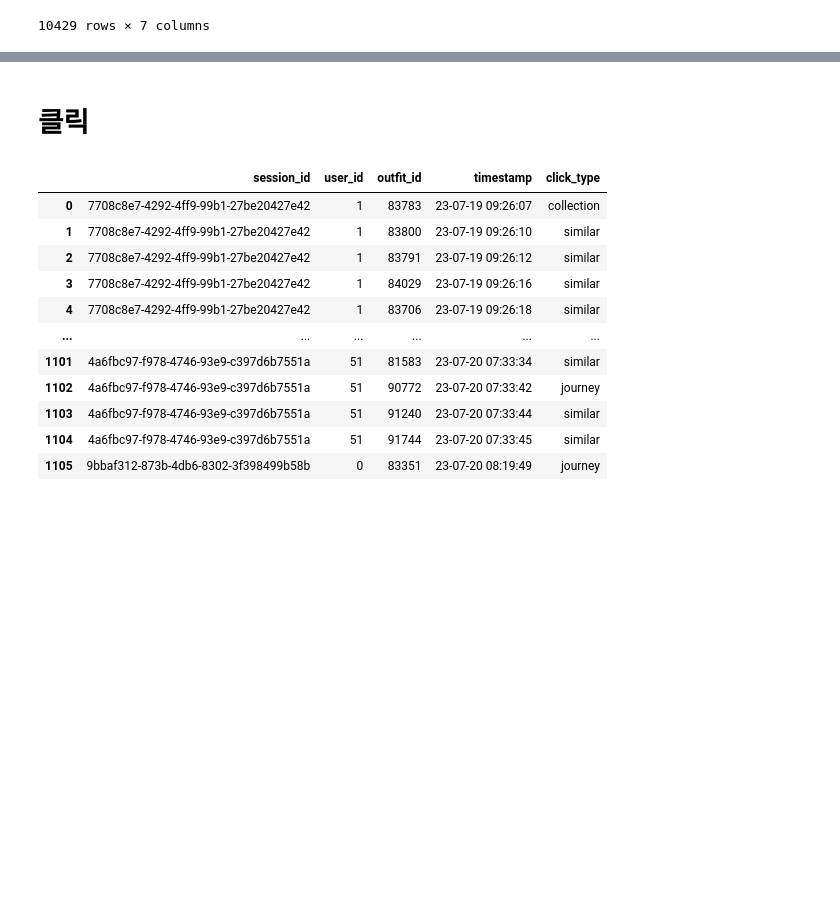
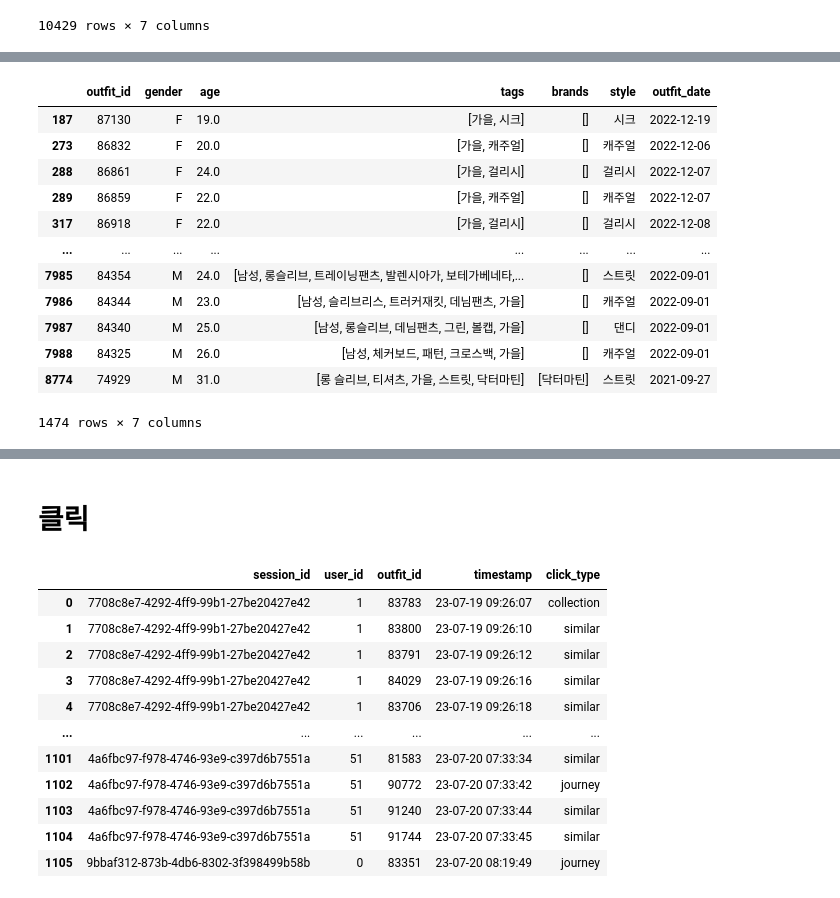
Before and after one commit to Lv2-Recsys-01/styl-ml, a Jupyter notebook: notebooks/eda_junwon.ipynb, the cells around one changed output, grey strips where cells are left out. Drawn from its saved outputs; the diff is of its cells as text; code cells hidden in the pictures; blank space fills up the shorter version.

```diff
--- a/notebooks/eda_junwon.ipynb
+++ b/notebooks/eda_junwon.ipynb
@@ -93,0 +117,16 @@ selected_outfit
+# %%
+fall_outfit
+# %% [output]
+|  | outfit_id | gender | age | tags | brands | style | outfit_date |
+| 187 | 87130 | F | 19.0 | [가을, 시크] | [] | 시크 | 2022-12-19 |
+| 273 | 86832 | F | 20.0 | [가을, 캐주얼] | [] | 캐주얼 | 2022-12-06 |
+| 288 | 86861 | F | 24.0 | [가을, 걸리시] | [] | 걸리시 | 2022-12-07 |
+| 289 | 86859 | F | 22.0 | [가을, 캐주얼] | [] | 캐주얼 | 2022-12-07 |
+| 317 | 86918 | F | 22.0 | [가을, 걸리시] | [] | 걸리시 | 2022-12-08 |
+| ... | ... | ... | ... | ... | ... | ... | ... |
+| 7985 | 84354 | M | 24.0 | [남성, 롱슬리브, 트레이닝팬츠, 발렌시아가, 보테가베네타,... | [] | 스트릿 | 2022-09-01 |
+| 7986 | 84344 | M | 23.0 | [남성, 슬리브리스, 트러커재킷, 데님팬츠, 가을] | [] | 캐주얼 | 2022-09-01 |
+| 7987 | 84340 | M | 25.0 | [남성, 롱슬리브, 데님팬츠, 그린, 볼캡, 가을] | [] | 댄디 | 2022-09-01 |
+| 7988 | 84325 | M | 26.0 | [남성, 체커보드, 패턴, 크로스백, 가을] | [] | 캐주얼 | 2022-09-01 |
+| 8774 | 74929 | M | 31.0 | [롱 슬리브, 티셔츠, 가을, 스트릿, 닥터마틴] | [닥터마틴] | 스트릿 | 2021-09-27 |
+1474 rows × 7 columns
```
Also changed, not shown: parts of 8 cells of this notebook.
